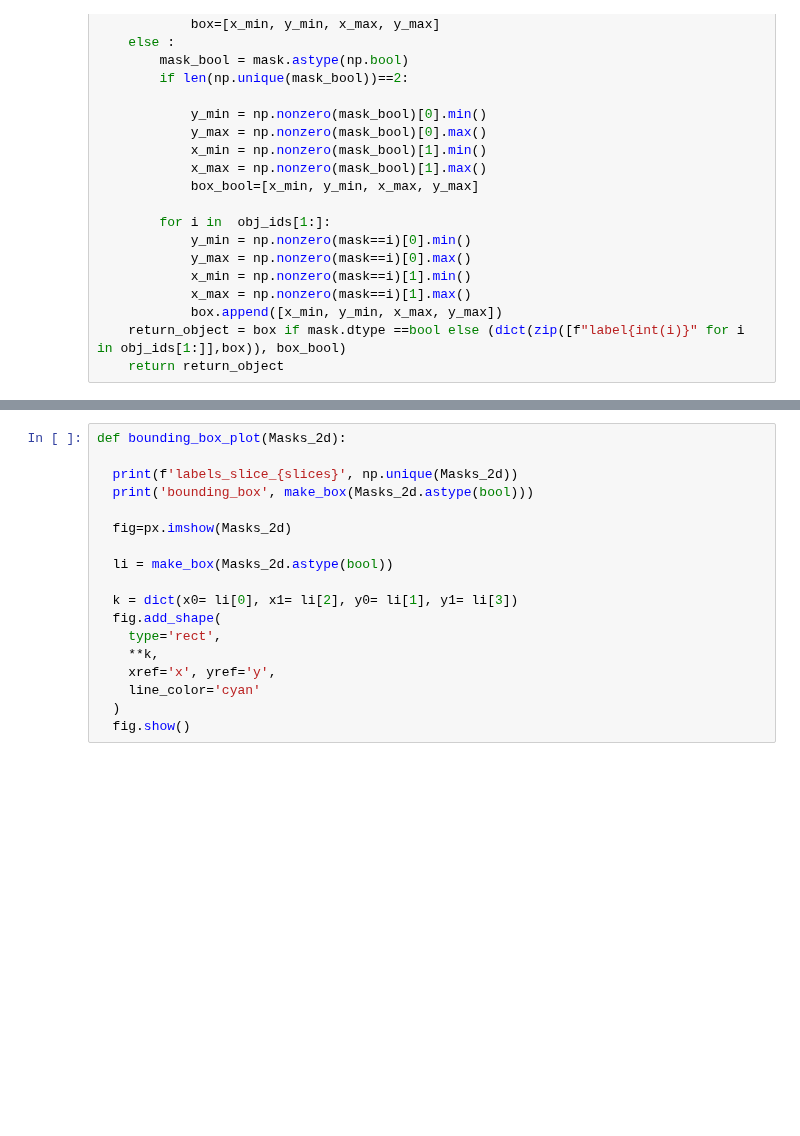
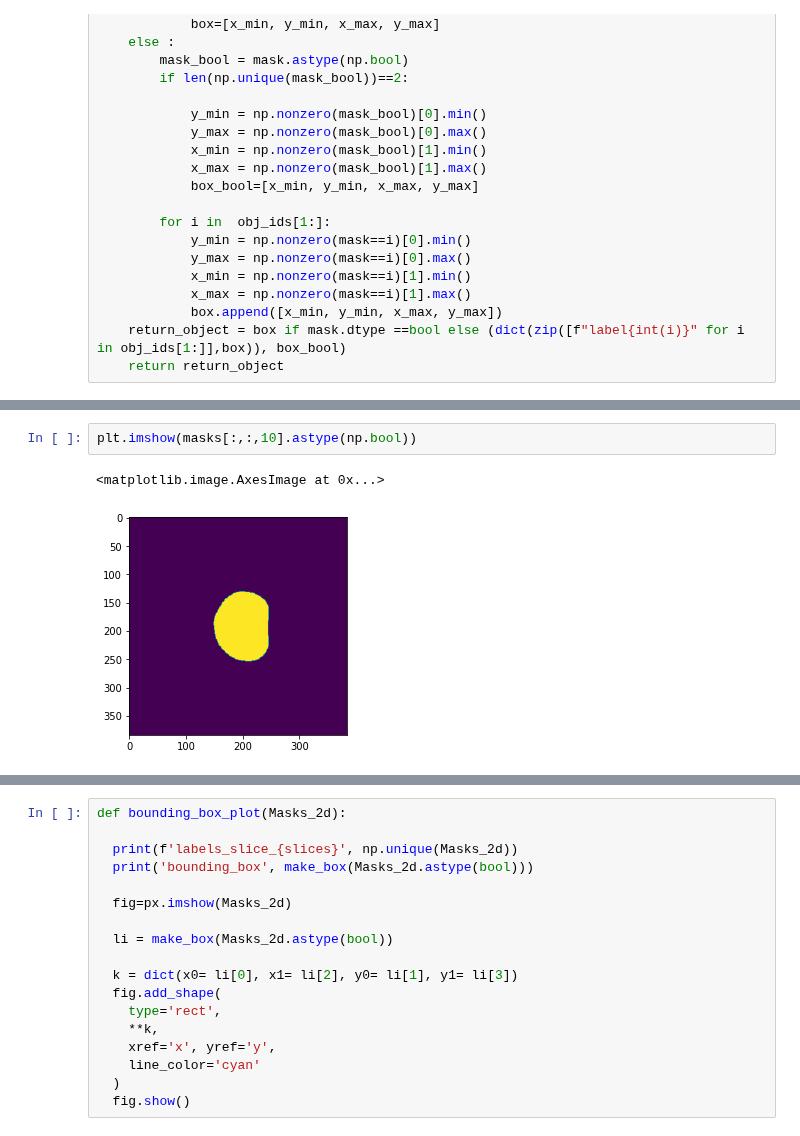
Before and after one commit to qazalmehrban/Medical-Segmentation, a Jupyter notebook: Unet_test.ipynb, the cells around one changed output, grey strips where cells are left out. Drawn from its saved outputs; the diff is of its cells as text; blank space fills up the shorter version.

```diff
--- a/Unet_test.ipynb
+++ b/Unet_test.ipynb
@@ -104,0 +88,5 @@ for i in range(Masks.shape[-1]):
+# %%
+plt.imshow(masks[:,:,10].astype(np.bool))
+# %% [output]
+<matplotlib.image.AxesImage at 0x...>
+[figure, added]
```
Also changed, not shown: parts of 11 cells of this notebook.
